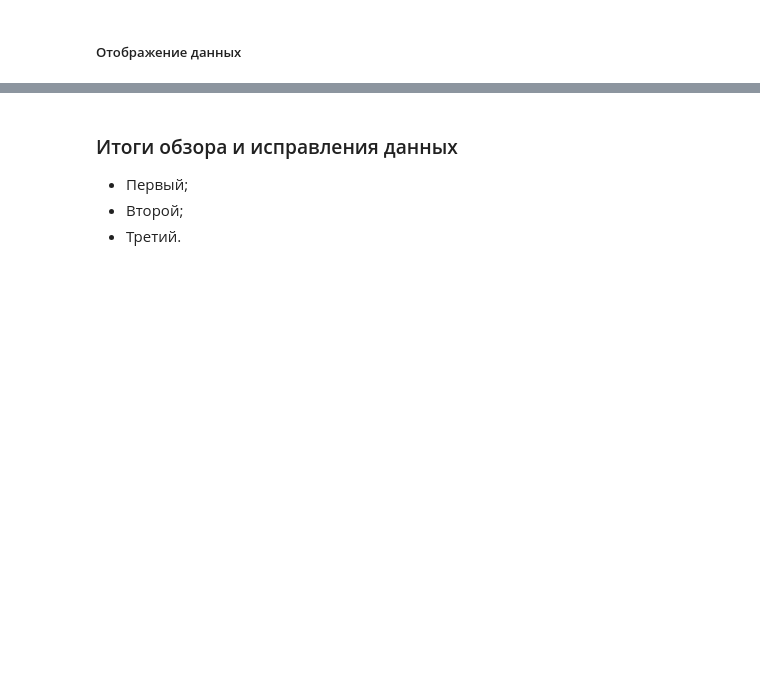
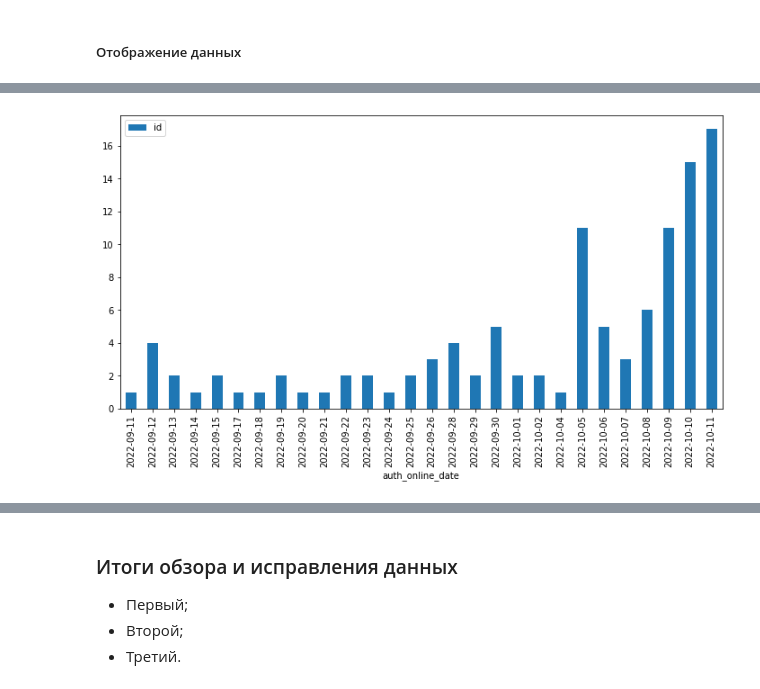
Before and after one commit to okeangel/da_portfolio, a Jupyter notebook: commerce/mover.ipynb, the cells around one changed output, grey strips where cells are left out. Saved outputs shown, nothing was run; the diff lists cells and outputs as text; code cells hidden in the pictures; blank space fills up the shorter version.

```diff
--- a/commerce/mover.ipynb
+++ b/commerce/mover.ipynb
@@ -494,0 +675,9 @@ mover.get('/freighter/106/employers/2328.json')
+# %%
+own_crews['auth_online_date'] = own_crews['auth_online_at'].dt.date
+horizon = datetime.datetime.now() - datetime.timedelta(days=30)
+own_crews.query(
+    'auth_online_at > @horizon'
+).groupby('auth_online_date').agg({'id': 'nunique'}).plot.bar(figsize=FIGSIZE)
+plt.show()
+# %% [output]
+[figure, added]
```
Also changed, not shown: parts of 63 cells of this notebook, 2 other files.
